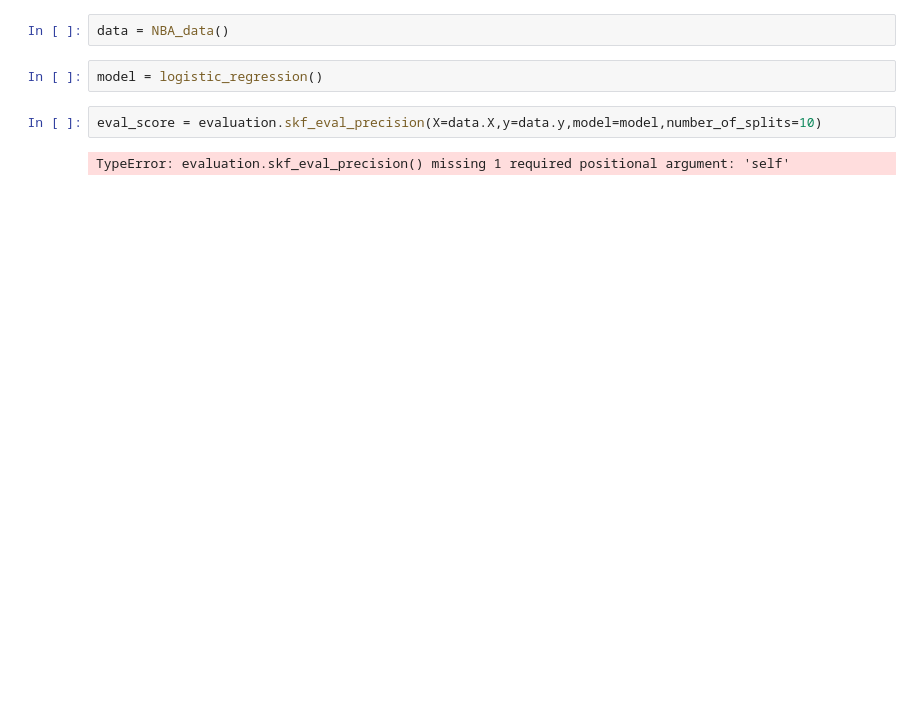
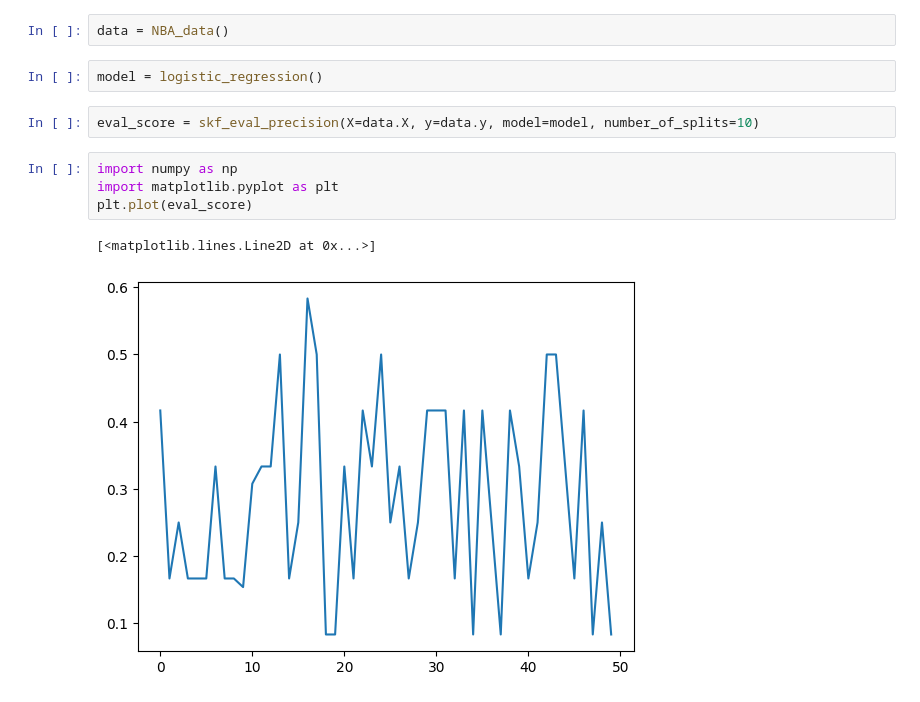
Before and after one commit to aczimermate/NBA-ML-project, a Jupyter notebook: test.ipynb, the cells around one changed output. Drawn from its saved outputs; the diff is of its cells as text; blank space fills up the shorter version.

```diff
--- a/test.ipynb
+++ b/test.ipynb
@@ -5,6 +5,11 @@ data = NBA_data()
 # %%
 model = logistic_regression()
 # %%
-eval_score = evaluation.skf_eval_precision(X=data.X,y=data.y,model=model,number_of_splits=10)
+eval_score = skf_eval_precision(X=data.X, y=data.y, model=model, number_of_splits=10)
-# %% [output]
-TypeError: evaluation.skf_eval_precision() missing 1 required positional argument: 'self'
+# %%
+import numpy as np
+import matplotlib.pyplot as plt
+plt.plot(eval_score)
+# %% [output]
+[<matplotlib.lines.Line2D at 0x...>]
+[figure, added]
```
Also changed, not shown: parts of 1 cell of this notebook, 1 other file.
